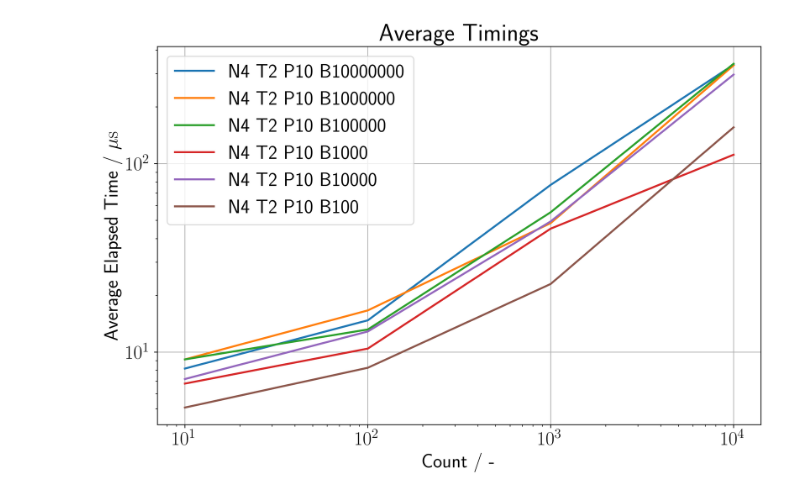
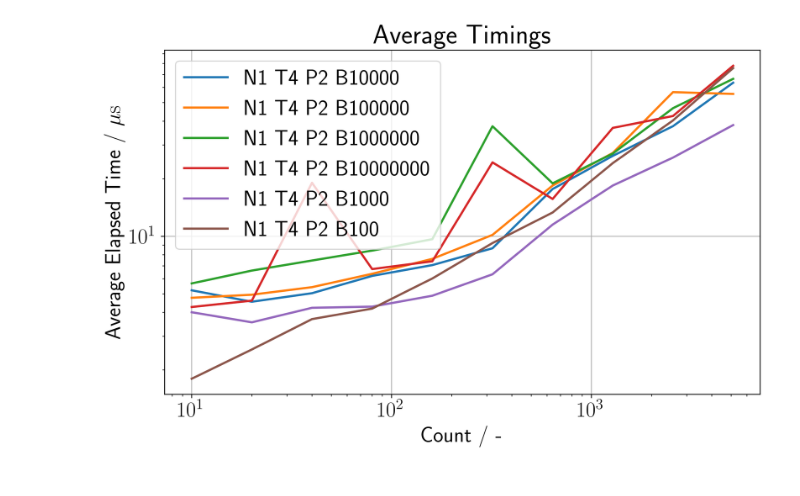
Before and after one commit to tellocam/HPC, a Jupyter notebook: Exercise_2/hydra_env/hydra_output_folders/hydra_Ex2_output_prepare/ex2_plots.ipynb, the cells around one changed output. Saved outputs shown, nothing was run; the diff lists cells and outputs as text; code cells hidden in the pictures.

```diff
--- a/Exercise_2/hydra_env/hydra_output_folders/hydra_Ex2_output_prepare/ex2_plots.ipynb
+++ b/Exercise_2/hydra_env/hydra_output_folders/hydra_Ex2_output_prepare/ex2_plots.ipynb
@@ -5,7 +5,7 @@ import matplotlib.pyplot as plt
 import numpy as np
 from pylab import rcParams
 
-rcParams['figure.figsize'] = 10, 7
+rcParams['figure.figsize'] = 9, 6
 plt.rc('text', usetex=True)
 plt.rcParams['text.usetex']=True
 plt.rc('font', family='sans-serif', weight='bold')
@@ -43,29 +43,29 @@ for key in legend_dict:
 # %%
 plot_x = 'Count'
 plot_y = 'Average'
-cond_1 = 'N4'
-cond_2 = 'T2'
-cond_3 = 'P10'
+cond_1 = 'N1'
+cond_2 = 'T4'
+cond_3 = 'P2'
 
 plt.figure(1)
 plt.grid()
 
 for key in df_dict.keys():
     legend_entry = str(key)
     if cond_1 in key and cond_2 in key and cond_3 in key:
         plot_df = df_dict.get(key)
         plt.loglog(plot_df[plot_x], plot_df[plot_y], label=legend_dict[key], linewidth = 2)
     del legend_entry
 
 plt.legend()
 plt.xlabel( plot_x + ' / -')
 plt.ylabel(plot_y +' Elapsed Time / $\mu \mathrm{s}$')
 plt.title(plot_y + ' Timings')
 plt.tight_layout()
 
 if(save_figures_to_latex==True):
     plt.savefig(figures_path + '/Ex2_' + cond_1 + '_' + cond_2 + '.pdf')
 
 del plot_x, plot_y, cond_1, cond_2, cond_3
 # %% [output]
-[figure, old version]
+[figure, new version]
```
Also changed, not shown: 6 other files.
